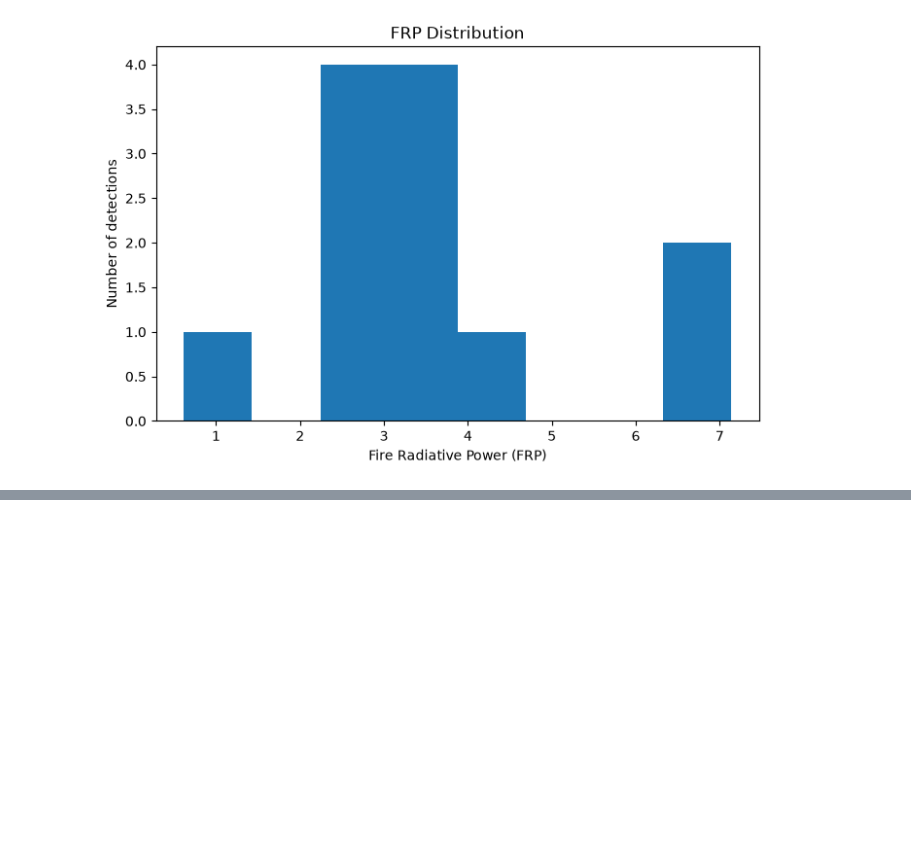
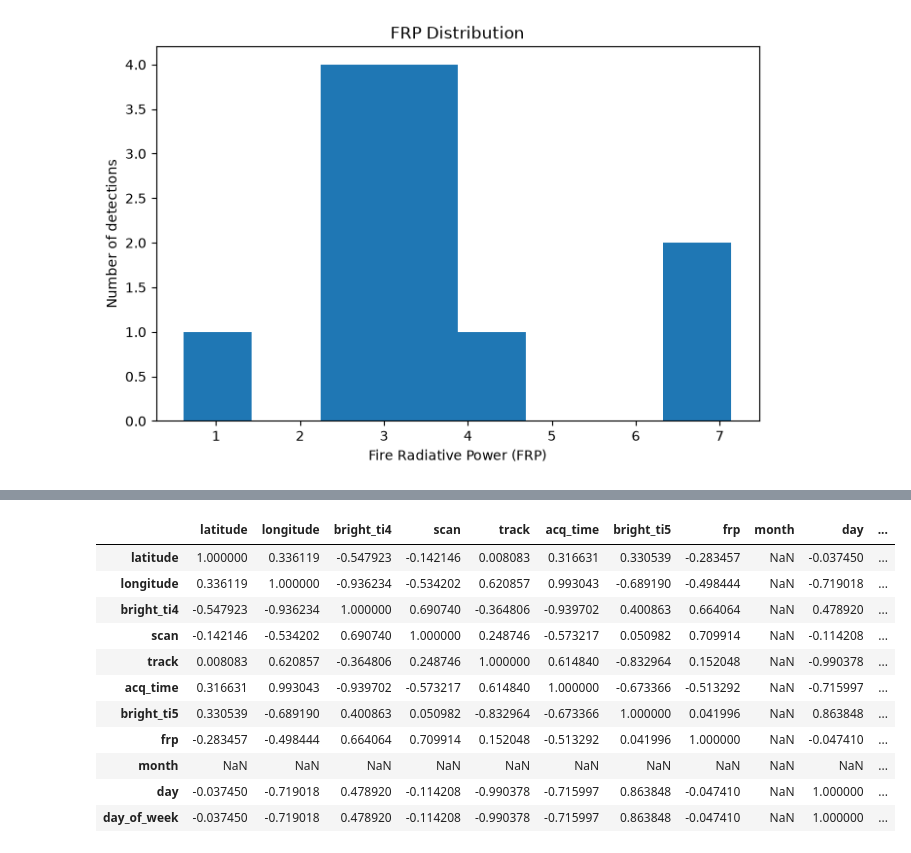
Before and after one commit to ShubidaJain/AI-EARTH-GUARDIAN, a Jupyter notebook: ml/fire/notebooks/01_fire_data_exploration.ipynb, the cells around one changed output, grey strips where cells are left out. Drawn from its saved outputs; the diff is of its cells as text; code cells hidden in the pictures; blank space fills up the shorter version.

```diff
--- a/ml/fire/notebooks/01_fire_data_exploration.ipynb
+++ b/ml/fire/notebooks/01_fire_data_exploration.ipynb
@@ -86,0 +119,17 @@ plt.show()
+# %%
+numeric_df = df.select_dtypes(include="number")
+
+numeric_df.corr()
+# %% [output]
+|  | latitude | longitude | bright_ti4 | scan | track | acq_time | bright_ti5 | frp | month | day | ... |
+| latitude | 1.000000 | 0.336119 | -0.547923 | -0.142146 | 0.008083 | 0.316631 | 0.330539 | -0.283457 | NaN | -0.037450 | ... |
+| longitude | 0.336119 | 1.000000 | -0.936234 | -0.534202 | 0.620857 | 0.993043 | -0.689190 | -0.498444 | NaN | -0.719018 | ... |
+| bright_ti4 | -0.547923 | -0.936234 | 1.000000 | 0.690740 | -0.364806 | -0.939702 | 0.400863 | 0.664064 | NaN | 0.478920 | ... |
+| scan | -0.142146 | -0.534202 | 0.690740 | 1.000000 | 0.248746 | -0.573217 | 0.050982 | 0.709914 | NaN | -0.114208 | ... |
+| track | 0.008083 | 0.620857 | -0.364806 | 0.248746 | 1.000000 | 0.614840 | -0.832964 | 0.152048 | NaN | -0.990378 | ... |
+| acq_time | 0.316631 | 0.993043 | -0.939702 | -0.573217 | 0.614840 | 1.000000 | -0.673366 | -0.513292 | NaN | -0.715997 | ... |
+| bright_ti5 | 0.330539 | -0.689190 | 0.400863 | 0.050982 | -0.832964 | -0.673366 | 1.000000 | 0.041996 | NaN | 0.863848 | ... |
+| frp | -0.283457 | -0.498444 | 0.664064 | 0.709914 | 0.152048 | -0.513292 | 0.041996 | 1.000000 | NaN | -0.047410 | ... |
+| month | NaN | NaN | NaN | NaN | NaN | NaN | NaN | NaN | NaN | NaN | ... |
+| day | -0.037450 | -0.719018 | 0.478920 | -0.114208 | -0.990378 | -0.715997 | 0.863848 | -0.047410 | NaN | 1.000000 | ... |
+| day_of_week | -0.037450 | -0.719018 | 0.478920 | -0.114208 | -0.990378 | -0.715997 | 0.863848 | -0.047410 | NaN | 1.000000 | ... |
```
Also changed, not shown: parts of 6 cells of this notebook, 5 other files.
